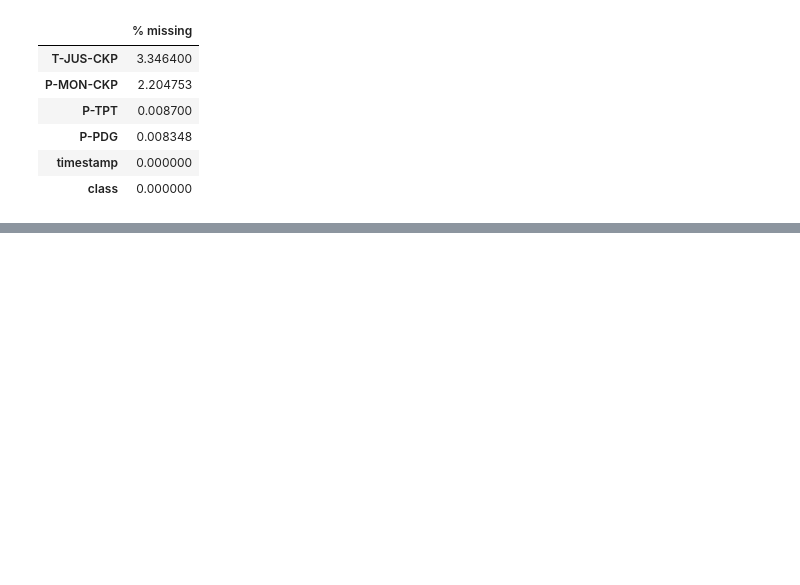
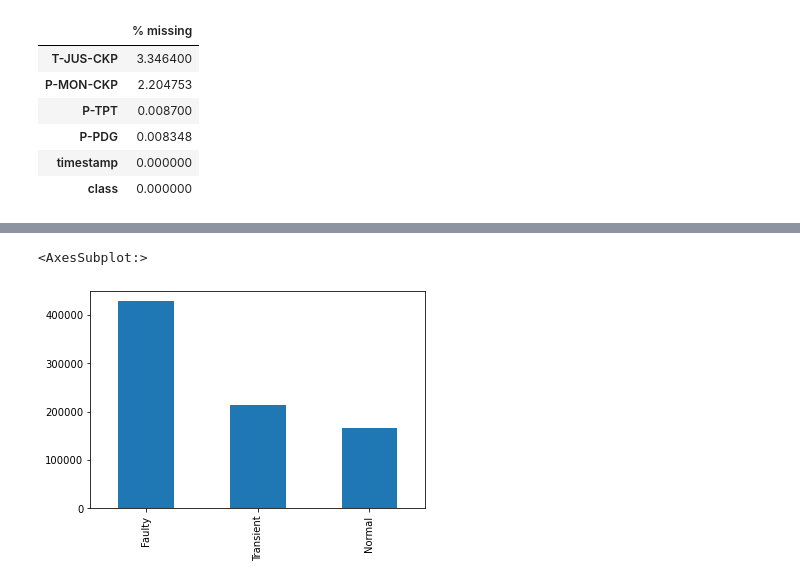
Before and after one commit to gilbertxvictor/Classification-of-undesirable-events-in-oil-well-operation, a Jupyter notebook: Task 1.ipynb, the cells around one changed output, grey strips where cells are left out. Saved outputs shown, nothing was run; the diff lists cells and outputs as text; code cells hidden in the pictures; blank space fills up the shorter version.

```diff
--- a/Task 1.ipynb
+++ b/Task 1.ipynb
@@ -429,0 +389,40 @@ df1[df1['P-PDG'] < 0]
+# %%
+# CREATE CLASS_TYPE COLUMN
+def class_type(x):
+
+    if x == 0:
+        return 'Normal'
+    elif 0 < x < 10:
+        return 'Faulty'
+    else :
+        return 'Transient'
+
+df2['Class_type'] = df2['class'].apply(class_type)
+# %%
+
+faults = {  0:'Normal' ,
+            1:'Abrupt Increase of BSW' ,
+            2:'Spurious Closure of DHSV' ,
+            3:'Severe Slugging' ,
+            4:'Flow Instability' ,
+            5:'Rapid Productivity Loss' ,
+            6:'Quick Restriction  in PCK',
+            7:'Scaling in PCK',
+            8:'Hydrate in Production Line'}
+
+transient = {101 : 'To Fault 1',
+             102 : 'To Fault 2' ,
+             105 : 'To Fault 3',
+             106 : 'To Fault 6',
+             107 : 'To Fault 7',
+             108 : 'To Fault 8',  }
+
+fault_transient  = faults | transient
+
+# CREATE FAULT_TYPE or TRANSIENT TYPE COLUMN
+df2['Fault_Type'] = df2['class'].map(fault_transient)
+
+
+
+#
+df2[['Fault_Type','Class_type']] = df2[['Fault_Type','Class_type']].astype('category')
@@ -429,0 +440,5 @@ df1[df1['P-PDG'] < 0]
+# %%
+df2['Class_type'].value_counts().plot(kind = 'bar')
+# %% [output]
+<AxesSubplot:>
+[figure, added]
```
Also changed, not shown: parts of 43 cells of this notebook, 1 other file.
